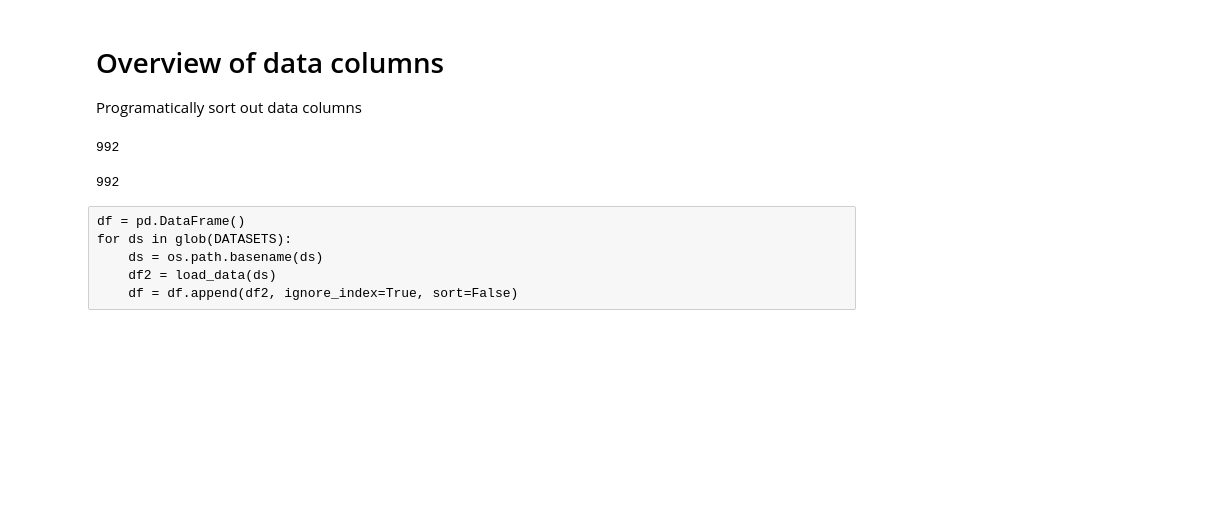
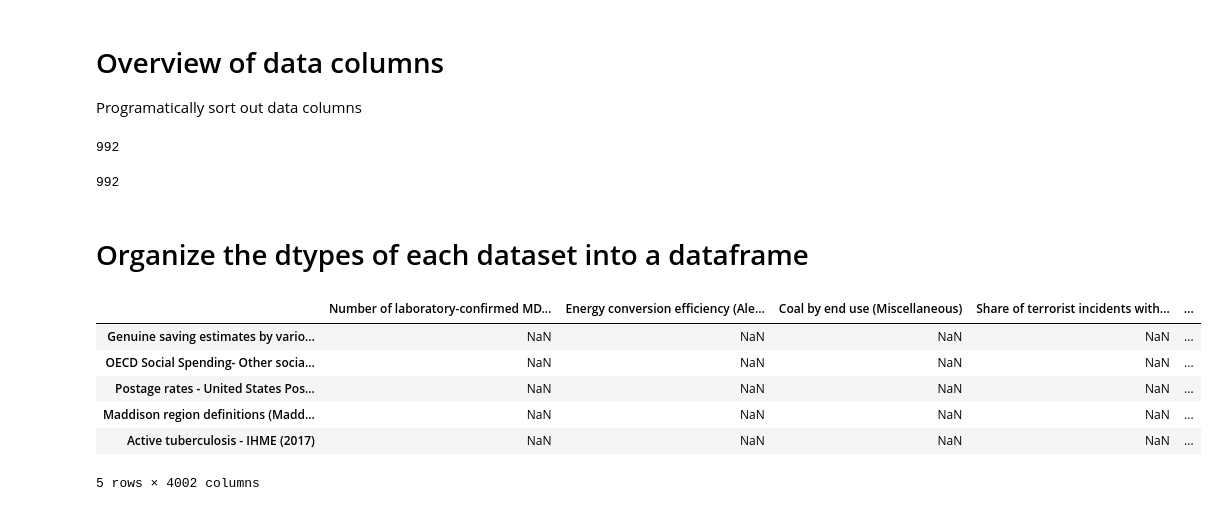
Before and after one commit to liamwazherealso/owid-notebooks, a Jupyter notebook: notebooks/Overview.ipynb, the cells around one changed output. Saved outputs shown, nothing was run; the diff lists cells and outputs as text; code cells hidden in the pictures; blank space fills up the shorter version.

```diff
--- a/notebooks/Overview.ipynb
+++ b/notebooks/Overview.ipynb
@@ -14,8 +15,10 @@ def load_data(ds):
 # %%
 ds_dict = {}
 ds_shapes = []
+all_dtypes = []
 for ds in glob(DATASETS):
     ds = os.path.basename(ds)
     df = load_data(ds)
-    ds_dict[ds] = list(df.columns)
+    ds_dict[ds] = df.dtypes
+    all_dtypes.extend(df.dtypes)
     ds_shapes.append(df.shape)
@@ -29,9 +34,3 @@ print(sum([1 if "Year" in v else 0 for v in ds_dict.values()]))
 print(sum([1 if "Entity" in v else 0 for v in ds_dict.values()]))
 # %% [output]
 992
-# %% [raw]
-df = pd.DataFrame()
-for ds in glob(DATASETS):
-    ds = os.path.basename(ds)
-    df2 = load_data(ds)
-    df = df.append(df2, ignore_index=True, sort=False)
@@ -41,0 +37,18 @@ df = pd.DataFrame(index=range(shape[0]), columns=range(shape[1]))
+# %% [markdown]
+# Organize the dtypes of each dataset into a dataframe
+# %%
+# create empty df to insert the dtypes for each
+from itertools import chain
+y_dim =  set((chain(*[dtypes.index for dtypes in ds_dict.values()])))
+x_dim = ds_dict.keys()
+df_cols = pd.DataFrame(index=x_dim, columns=y_dim)
+df_cols = df_cols.astype('object')
+df_cols.head()
+# %% [output]
+|  | Number of laboratory-confirmed MD... | Energy conversion efficiency (Ale... | Coal by end use (Miscellaneous) | Share of terrorist incidents with... | ... |
+| Genuine saving estimates by vario... | NaN | NaN | NaN | NaN | ... |
+| OECD Social Spending- Other socia... | NaN | NaN | NaN | NaN | ... |
+| Postage rates - United States Pos... | NaN | NaN | NaN | NaN | ... |
+| Maddison region definitions (Madd... | NaN | NaN | NaN | NaN | ... |
+| Active tuberculosis - IHME (2017) | NaN | NaN | NaN | NaN | ... |
+5 rows × 4002 columns
```
Also changed, not shown: parts of 23 cells of this notebook.
